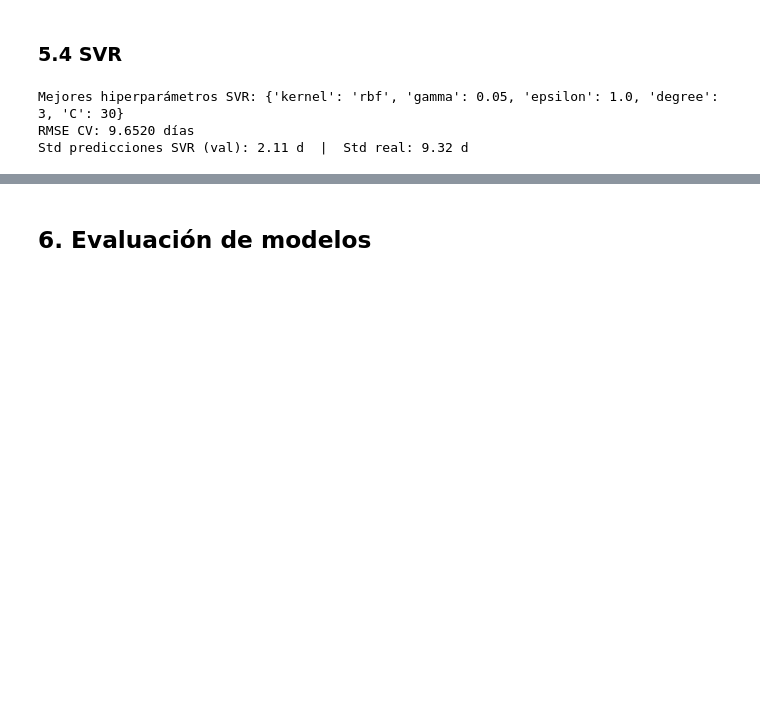
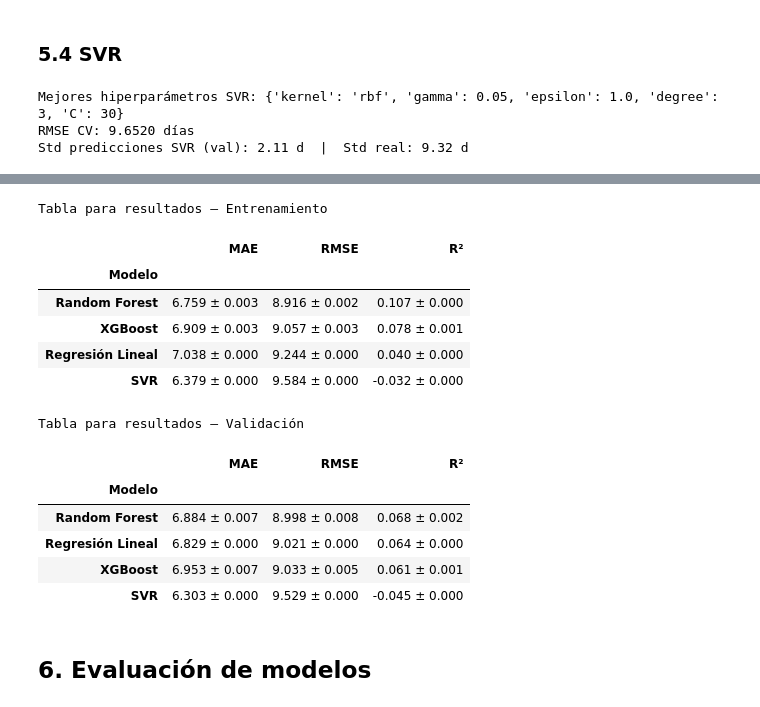
Before and after one commit to Torres-Jaci/TFM-MUIA-Prediccion-estancia-hospitalaria-mediante-modelos-ML, a Jupyter notebook: TFM_UNIR_Prediccion_Hospitalaria_JaciTorres_MUIA.ipynb, the cells around one changed output, grey strips where cells are left out. Saved outputs shown, nothing was run; the diff lists cells and outputs as text; code cells hidden in the pictures; blank space fills up the shorter version.

```diff
--- a/TFM_UNIR_Prediccion_Hospitalaria_JaciTorres_MUIA.ipynb
+++ b/TFM_UNIR_Prediccion_Hospitalaria_JaciTorres_MUIA.ipynb
@@ -691,3 +757,37 @@ Std predicciones SVR (val): 2.11 d  |  Std real: 9.32 d
+# %%
+def formatear_tabla_reporte(df_rep, decimales=3):
+    filas = []
+    for modelo in df_rep.index:
+        fila = {'Modelo': modelo}
+        for metrica in ['MAE', 'RMSE', 'R²']:
+            media = df_rep.loc[modelo, f'{metrica}_media']
+            std   = df_rep.loc[modelo, f'{metrica}_std']
+            fila[metrica] = f'{media:.{decimales}f} ± {std:.{decimales}f}'
+        filas.append(fila)
+    return pd.DataFrame(filas).set_index('Modelo')
+
+tabla_train_reporte = formatear_tabla_reporte(df_res_train_rep)
+tabla_val_reporte   = formatear_tabla_reporte(df_res_val_rep)
+
+print('Tabla para resultados — Entrenamiento')
+display(tabla_train_reporte.sort_values('RMSE'))
+print('\nTabla para resultados — Validación')
+display(tabla_val_reporte.sort_values('RMSE'))
+# %% [output]
+Tabla para resultados — Entrenamiento
+|  | MAE | RMSE | R² |
+| Modelo |  |  |  |
+| Random Forest | 6.759 ± 0.003 | 8.916 ± 0.002 | 0.107 ± 0.000 |
+| XGBoost | 6.909 ± 0.003 | 9.057 ± 0.003 | 0.078 ± 0.001 |
+| Regresión Lineal | 7.038 ± 0.000 | 9.244 ± 0.000 | 0.040 ± 0.000 |
+| SVR | 6.379 ± 0.000 | 9.584 ± 0.000 | -0.032 ± 0.000 |
+Tabla para resultados — Validación
+|  | MAE | RMSE | R² |
+| Modelo |  |  |  |
+| Random Forest | 6.884 ± 0.007 | 8.998 ± 0.008 | 0.068 ± 0.002 |
+| Regresión Lineal | 6.829 ± 0.000 | 9.021 ± 0.000 | 0.064 ± 0.000 |
+| XGBoost | 6.953 ± 0.007 | 9.033 ± 0.005 | 0.061 ± 0.001 |
+| SVR | 6.303 ± 0.000 | 9.529 ± 0.000 | -0.045 ± 0.000 |
 # %% [markdown]
 ## 6. Evaluación de modelos
 # %%
```
Also changed, not shown: parts of 8 cells of this notebook.
